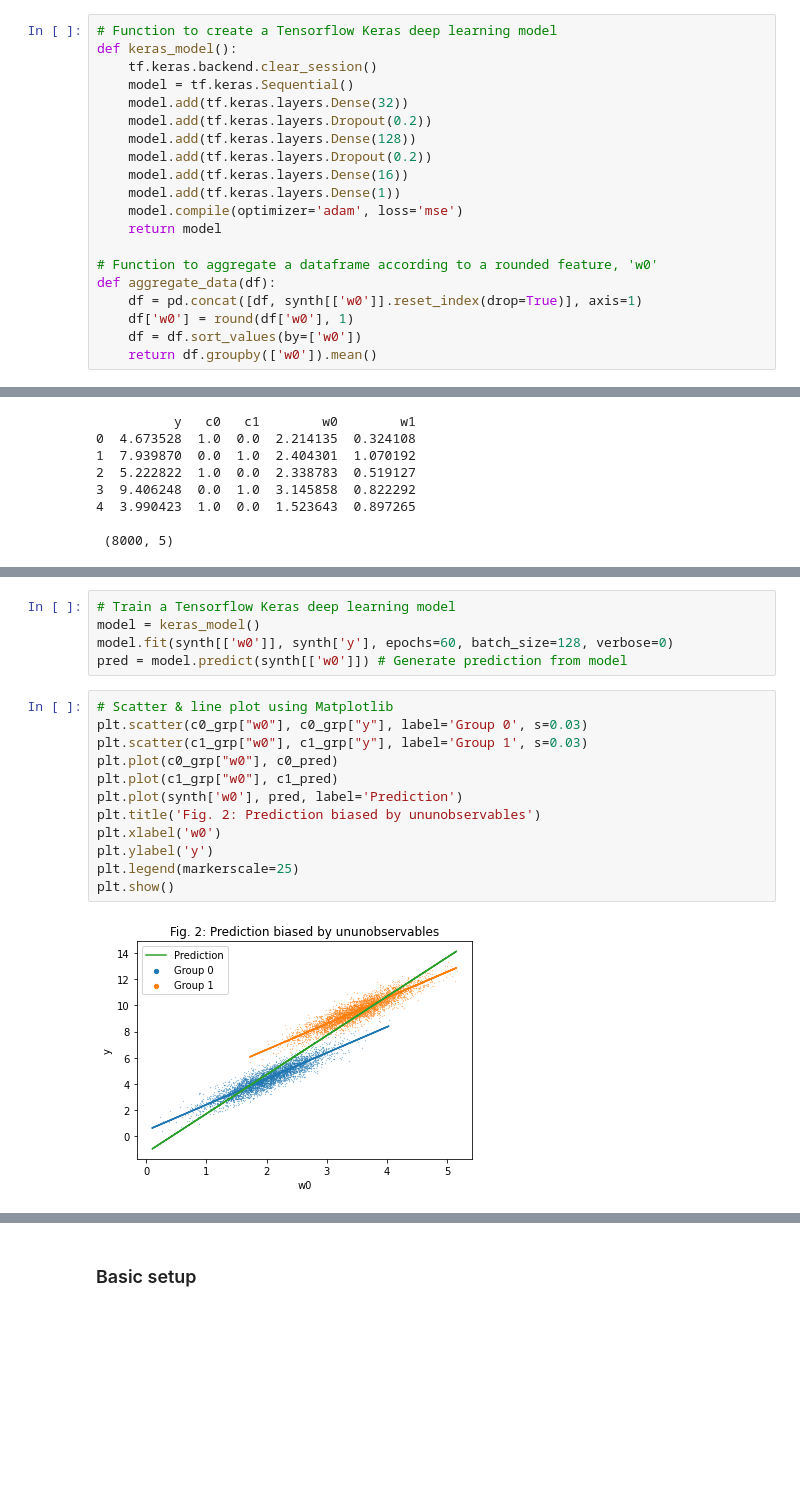
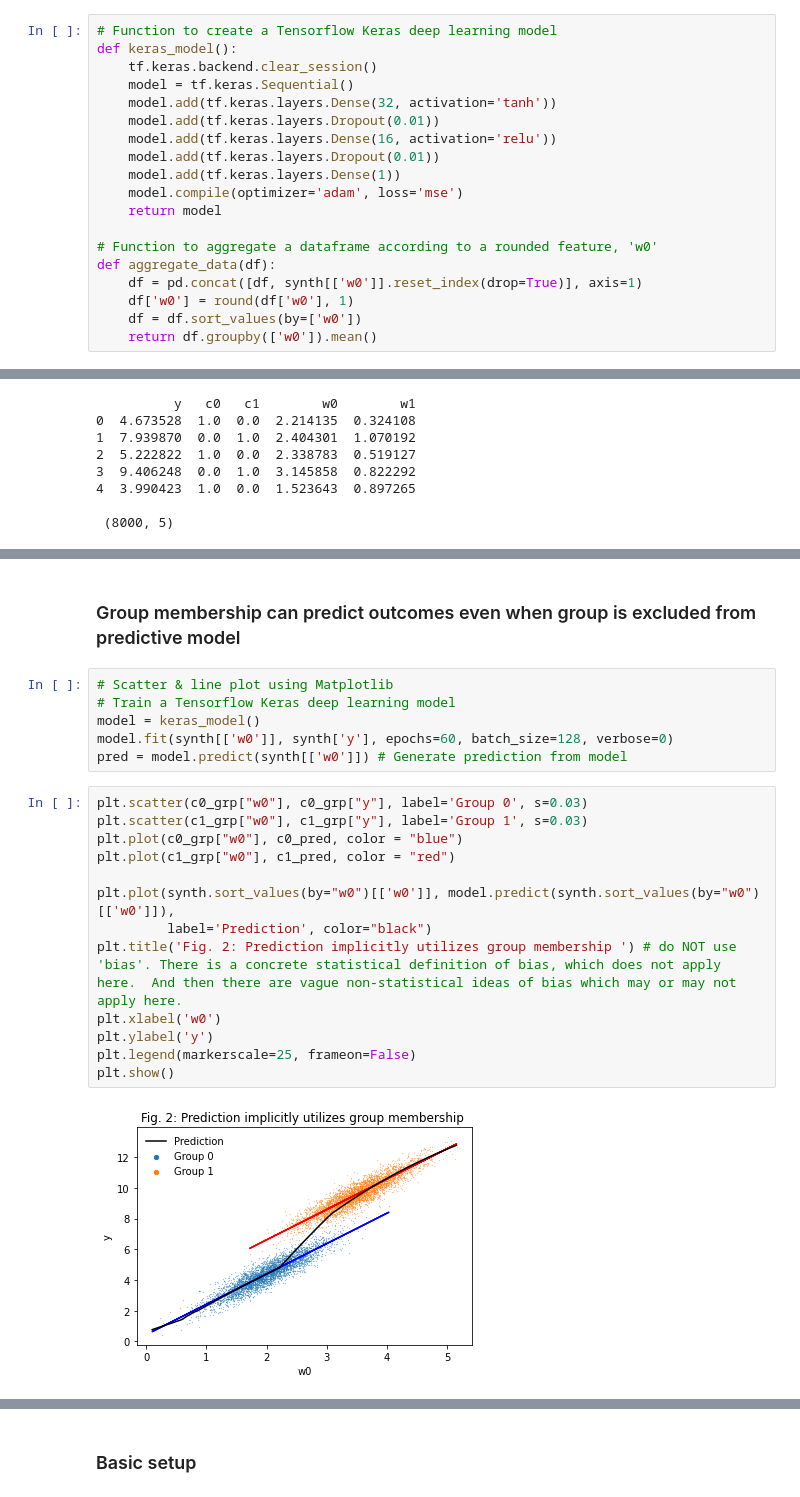
Before and after one commit to kingjosephm/DiscriminationMitigation, a Jupyter notebook: Example.ipynb, the cells around one changed output, grey strips where cells are left out. Cells and saved outputs as stored; diff of their text form; blank space fills up the shorter version.

```diff
--- a/Example.ipynb
+++ b/Example.ipynb
@@ -14,11 +18,10 @@ tf.compat.v1.logging.set_verbosity(tf.compat.v1.logging.ERROR) # turn off tensor
 def keras_model():
     tf.keras.backend.clear_session()
     model = tf.keras.Sequential()
-    model.add(tf.keras.layers.Dense(32))
-    model.add(tf.keras.layers.Dropout(0.2))
-    model.add(tf.keras.layers.Dense(128))
-    model.add(tf.keras.layers.Dropout(0.2))
-    model.add(tf.keras.layers.Dense(16))
+    model.add(tf.keras.layers.Dense(32, activation='tanh'))
+    model.add(tf.keras.layers.Dropout(0.01))
+    model.add(tf.keras.layers.Dense(16, activation='relu'))
+    model.add(tf.keras.layers.Dropout(0.01))
     model.add(tf.keras.layers.Dense(1))
     model.compile(optimizer='adam', loss='mse')
     return model
@@ -95,19 +113,23 @@ The scatterplot and linear regression fit lines in Fig. 1 revels a common (thoug
+# %% [markdown]
+### Group membership can predict outcomes even when group is excluded from predictive model
 # %%
+# Scatter & line plot using Matplotlib
 # Train a Tensorflow Keras deep learning model
 model = keras_model()
 model.fit(synth[['w0']], synth['y'], epochs=60, batch_size=128, verbose=0)
 pred = model.predict(synth[['w0']]) # Generate prediction from model
 # %%
-# Scatter & line plot using Matplotlib
 plt.scatter(c0_grp["w0"], c0_grp["y"], label='Group 0', s=0.03)
 plt.scatter(c1_grp["w0"], c1_grp["y"], label='Group 1', s=0.03)
-plt.plot(c0_grp["w0"], c0_pred)
-plt.plot(c1_grp["w0"], c1_pred)
-plt.plot(synth['w0'], pred, label='Prediction')
-plt.title('Fig. 2: Prediction biased by ununobservables')
+plt.plot(c0_grp["w0"], c0_pred, color = "blue")
+plt.plot(c1_grp["w0"], c1_pred, color = "red")
+
+plt.plot(synth.sort_values(by="w0")[['w0']], model.predict(synth.sort_values(by="w0")[['w0']]),
+         label='Prediction', color="black")
+plt.title('Fig. 2: Prediction implicitly utilizes group membership ') # do NOT use 'bias'. There is a concrete statistical definition of bias, which does not apply here.  And then there are vague non-statistical ideas of bias which may or may not apply here.
 plt.xlabel('w0')
 plt.ylabel('y')
-plt.legend(markerscale=25)
+plt.legend(markerscale=25, frameon=False)
 plt.show()
 # %% [output]
-[figure, old version]
+[figure, new version]
```
Also changed, not shown: parts of 44 cells of this notebook, 16 other files.
